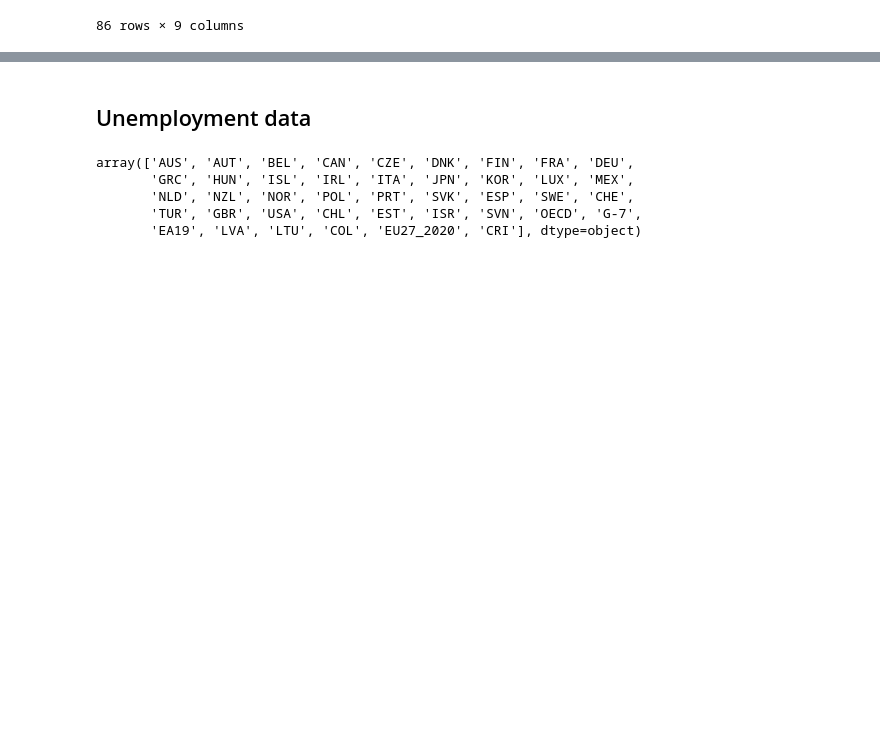
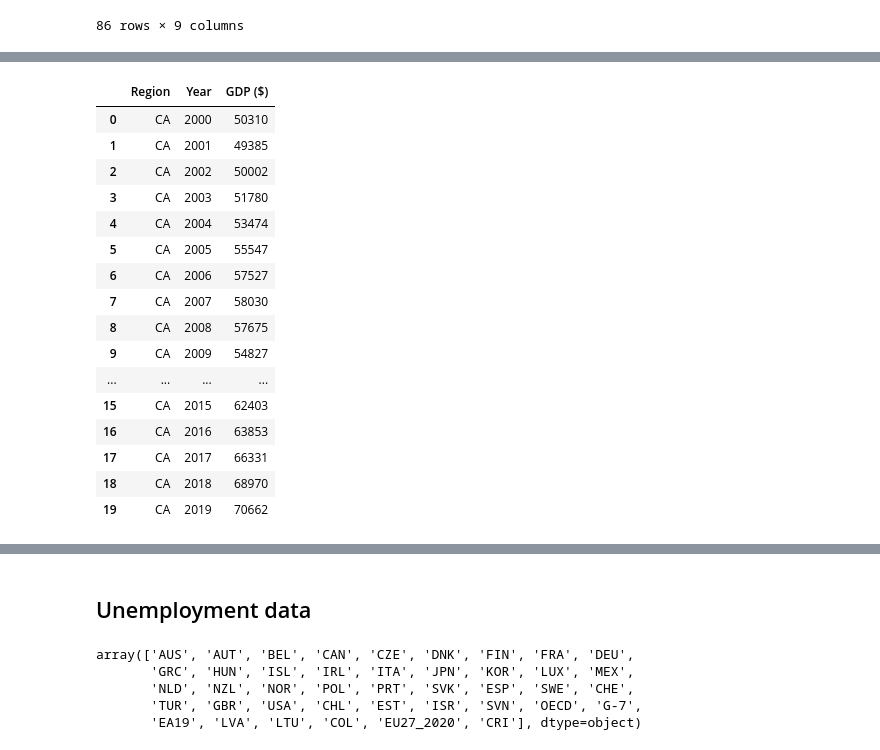
Before and after one commit to StenRSM/CIBI, a Jupyter notebook: exploration.ipynb, the cells around one changed output, grey strips where cells are left out. Cells and saved outputs as stored; diff of their text form; code cells hidden in the pictures; blank space fills up the shorter version.

Commit message:
Combined GDP data

```diff
--- a/exploration.ipynb
+++ b/exploration.ipynb
@@ -285,0 +302,22 @@ df_gdp
+# %%
+df_cali_gdp = pd.read_excel('data\california_gdp.xlsx')
+# %%
+df_cali_gdp
+# %% [output]
+|  | Region | Year | GDP ($) |
+| 0 | CA | 2000 | 50310 |
+| 1 | CA | 2001 | 49385 |
+| 2 | CA | 2002 | 50002 |
+| 3 | CA | 2003 | 51780 |
+| 4 | CA | 2004 | 53474 |
+| 5 | CA | 2005 | 55547 |
+| 6 | CA | 2006 | 57527 |
+| 7 | CA | 2007 | 58030 |
+| 8 | CA | 2008 | 57675 |
+| 9 | CA | 2009 | 54827 |
+| ... | ... | ... | ... |
+| 15 | CA | 2015 | 62403 |
+| 16 | CA | 2016 | 63853 |
+| 17 | CA | 2017 | 66331 |
+| 18 | CA | 2018 | 68970 |
+| 19 | CA | 2019 | 70662 |
```
Also changed, not shown: parts of 11 cells of this notebook, 2 other files.
